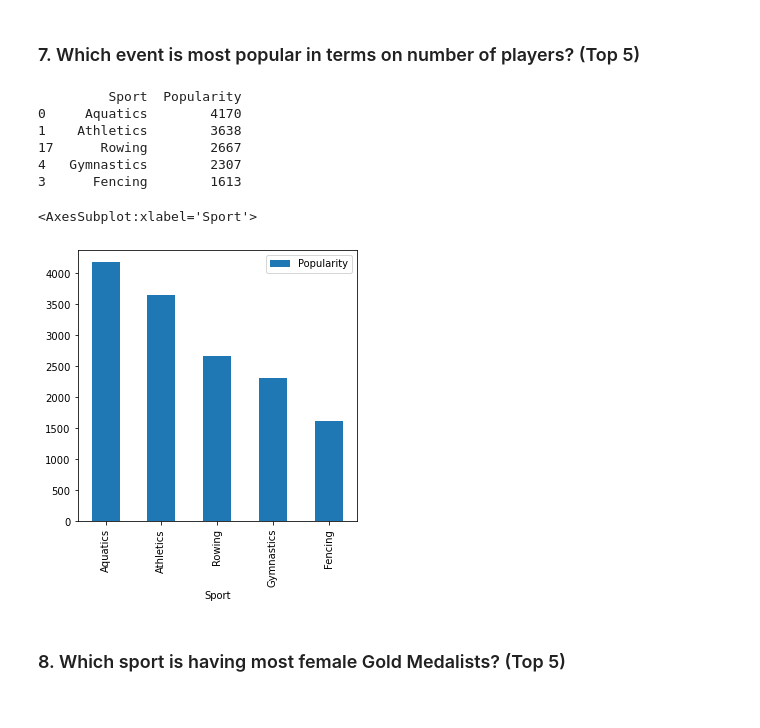
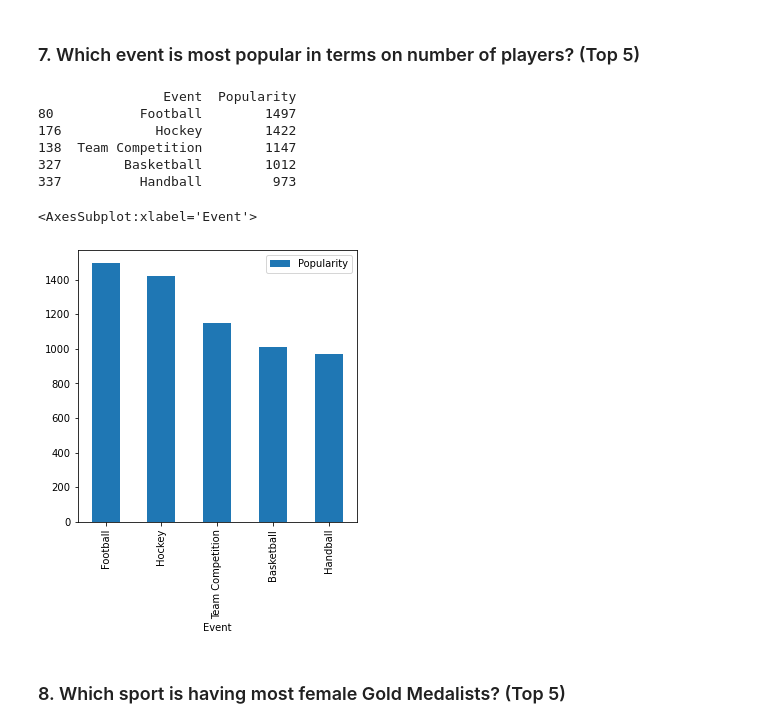
Before and after one commit to ANUPAMA0221/SummerOlympics, a Jupyter notebook: Olympics.ipynb, the cells around one changed output. Saved outputs shown, nothing was run; the diff lists cells and outputs as text; code cells hidden in the pictures.

```diff
--- a/Olympics.ipynb
+++ b/Olympics.ipynb
@@ -123,27 +123,27 @@ India won the first Gold Medal in Summer Olympics in the year: 1928
 # %% [markdown]
 ### 7. Which event is most popular in terms on number of players? (Top 5)
 # %%
-sport_popularity=[]
-for sport in DataSet['Sport'].unique():
-    sport_popularity.append([sport, len(DataSet[DataSet['Sport'] == sport]['Athlete'])])
+event_popularity=[]
+for event in DataSet['Event'].unique():
+    event_popularity.append([event, len(DataSet[DataSet['Event'] == event]['Athlete'])])
 
 # Converting the sport popularity and the no.of Atheletes to DataFrame
 
-display = pd.DataFrame(sport_popularity, columns=['Sport', 'Popularity'])
+display = pd.DataFrame(event_popularity, columns=['Event', 'Popularity'])
 top_5 = display.sort_values(by="Popularity", ascending=False).head(5)
 
 #Plotting the graph
 print(top_5)
-top_5.plot(x='Sport', y='Popularity', kind='bar', figsize=(5, 5))
+top_5.plot(x='Event', y='Popularity', kind='bar', figsize=(5, 5))
 # %% [output]
-         Sport  Popularity
-0     Aquatics        4170
-1    Athletics        3638
-17      Rowing        2667
-4   Gymnastics        2307
-3      Fencing        1613
+                Event  Popularity
+80           Football        1497
+176            Hockey        1422
+138  Team Competition        1147
+327        Basketball        1012
+337          Handball         973
-<AxesSubplot:xlabel='Sport'>
+<AxesSubplot:xlabel='Event'>
-[figure, old version]
+[figure, new version]
 # %% [markdown]
 ### 8. Which sport is having most female Gold Medalists? (Top 5)
 # %%
```
